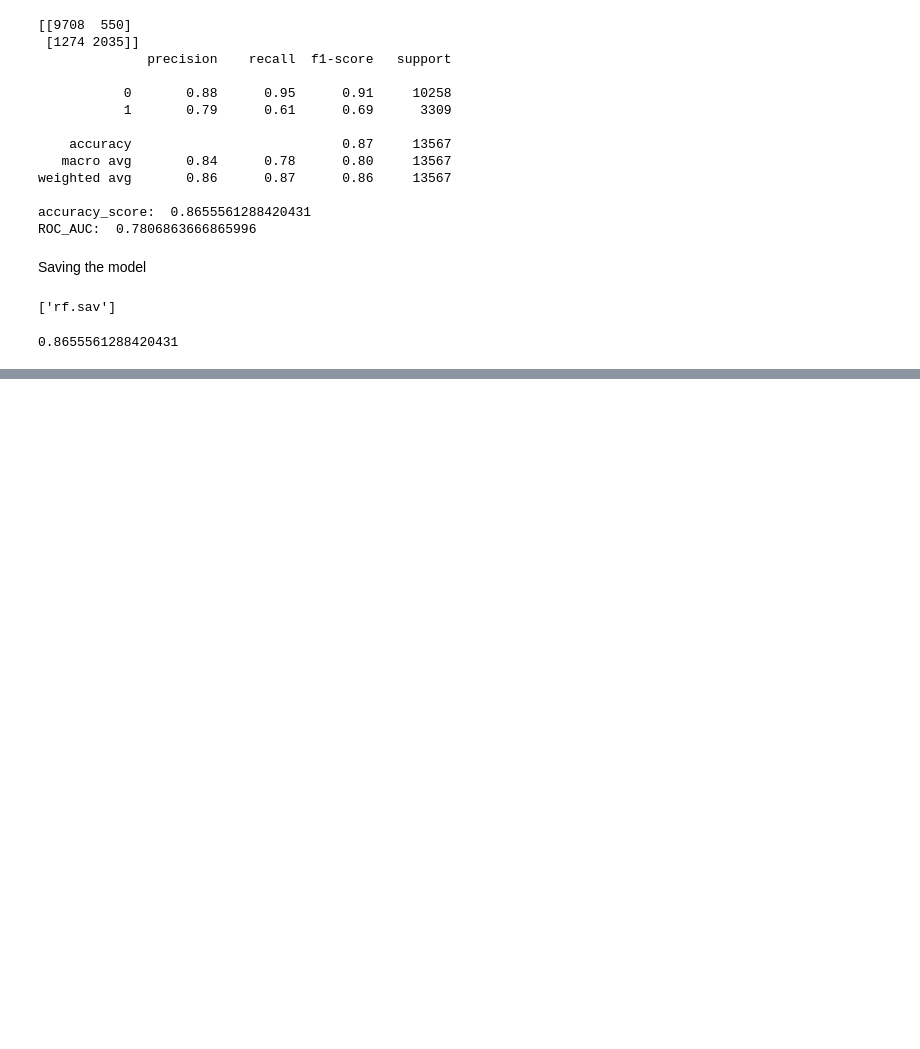
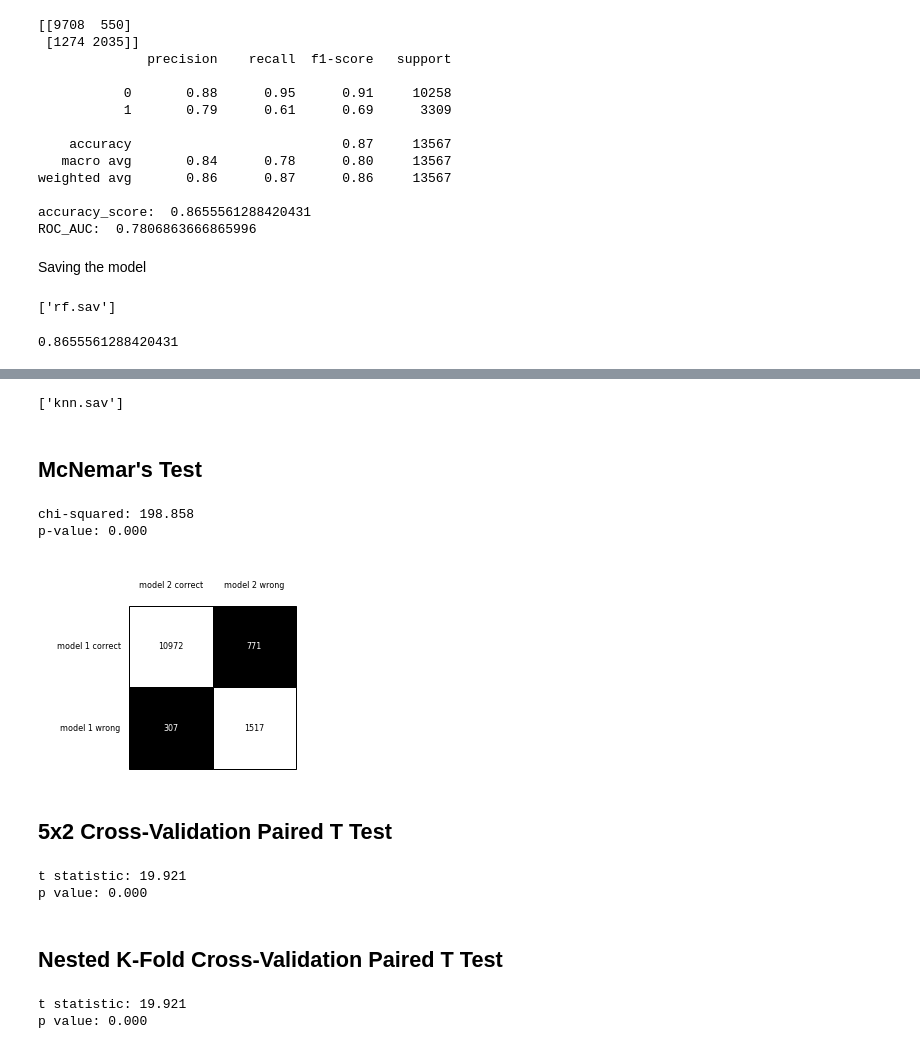
Before and after one commit to lmcosta98/Project1_CAA, a Jupyter notebook: random_forests.ipynb, the cells around one changed output, grey strips where cells are left out. Drawn from its saved outputs; the diff is of its cells as text; code cells hidden in the pictures; blank space fills up the shorter version.

```diff
--- a/random_forests.ipynb
+++ b/random_forests.ipynb
@@ -424,5 +380,5 @@ cross_val_score:  [0.86078469 0.85718347 0.85925505]
 Mean:  0.859074401536736
 Standard deviation:  0.0014757277085573543
 # %%
-y_pred = classifier_best.predict(X_3_test)
+y_pred_kfold = classifier_best.predict(X_3_test)
 # %%
@@ -461,0 +441,22 @@ print(result)
+# %%
+def train_knn(X_train, X_test, y_train, y_test):
+    param_grid = [
+        {'n_neighbors': [15, 17, 19, 21],
+         'weights': ['uniform', 'distance'],
+         'leaf_size': [2,3,4, 5,7],
+         'p': [1,2] }
+    ]
+
+    knn = KNeighborsClassifier()
+
+    gs_knn = GridSearchCV(knn,
+                        param_grid=param_grid,
+                        scoring='accuracy', n_jobs=-1,
+                        cv=10) # 10-fold cross-validation
+
+    gs_knn.fit(X_train, y_train)
+
+    print(gs_knn.best_params_)
+    print(gs_knn.best_score_)
+
+    return gs_knn.best_estimator_
@@ -461,0 +465,4 @@ print(result)
+# %%
+# Using ordinal encoding
+X_train, X_test, y_train, y_test = train_test_split(X, y, test_size=0.3, random_state=0)
+train_knn(X_train, X_test, y_train, y_test)
@@ -461,0 +504,48 @@ print(result)
+# %%
+# saving the model to disk
+filename = 'knn_2.sav'
+joblib.dump(knn_2, filename)
+# %% [output]
+['knn.sav']
+# %%
+# loading the model from disk
+model_knn = joblib.load('knn.sav')
+model_knn.fit(X_train, y_train)
+y_pred_knn = model_knn.predict(X_test)
+# %% [markdown]
+## McNemar's Test
+# %%
+# Creating the 2x2 contingency table
+mcnemar_tbl = mcnemar_table(y_target=y_test, y_model1=y_pred_kfold, y_model2=y_pred_knn)
+
+# Visualizing the contingency table
+brd = checkerboard_plot(mcnemar_tbl, figsize=(3, 3),fmt='%d',col_labels=['model 2 correct', 'model 2 wrong'],row_labels=['model 1 correct', 'model 1 wrong'])
+
+# Executing the McNemar's test
+chi2, p_value = mcnemar(ary=mcnemar_tbl)
+print(f'chi-squared: {chi2:.3f}')
+print(f'p-value: {p_value:.3f}')
+# %% [output]
+chi-squared: 198.858
+p-value: 0.000
+[figure, added]
+# %% [markdown]
+## 5x2 Cross-Validation Paired T Test
+# %%
+t, p = paired_ttest_5x2cv(estimator1=loaded_model,estimator2=model_knn,X=X_3, y=y_3,random_seed=1)
+
+print('t statistic: %.3f' % t)
+print('p value: %.3f' % p)
+# %% [output]
+t statistic: 19.921
+p value: 0.000
+# %% [markdown]
+## Nested K-Fold Cross-Validation Paired T Test
+# %%
+t, p = paired_ttest_5x2cv(estimator1=model_kfold,estimator2=model_knn,X=X_3, y=y_3,random_seed=1)
+
+print('t statistic: %.3f' % t)
+print('p value: %.3f' % p)
+# %% [output]
+t statistic: 19.921
+p value: 0.000
```
Also changed, not shown: parts of 44 cells of this notebook.
